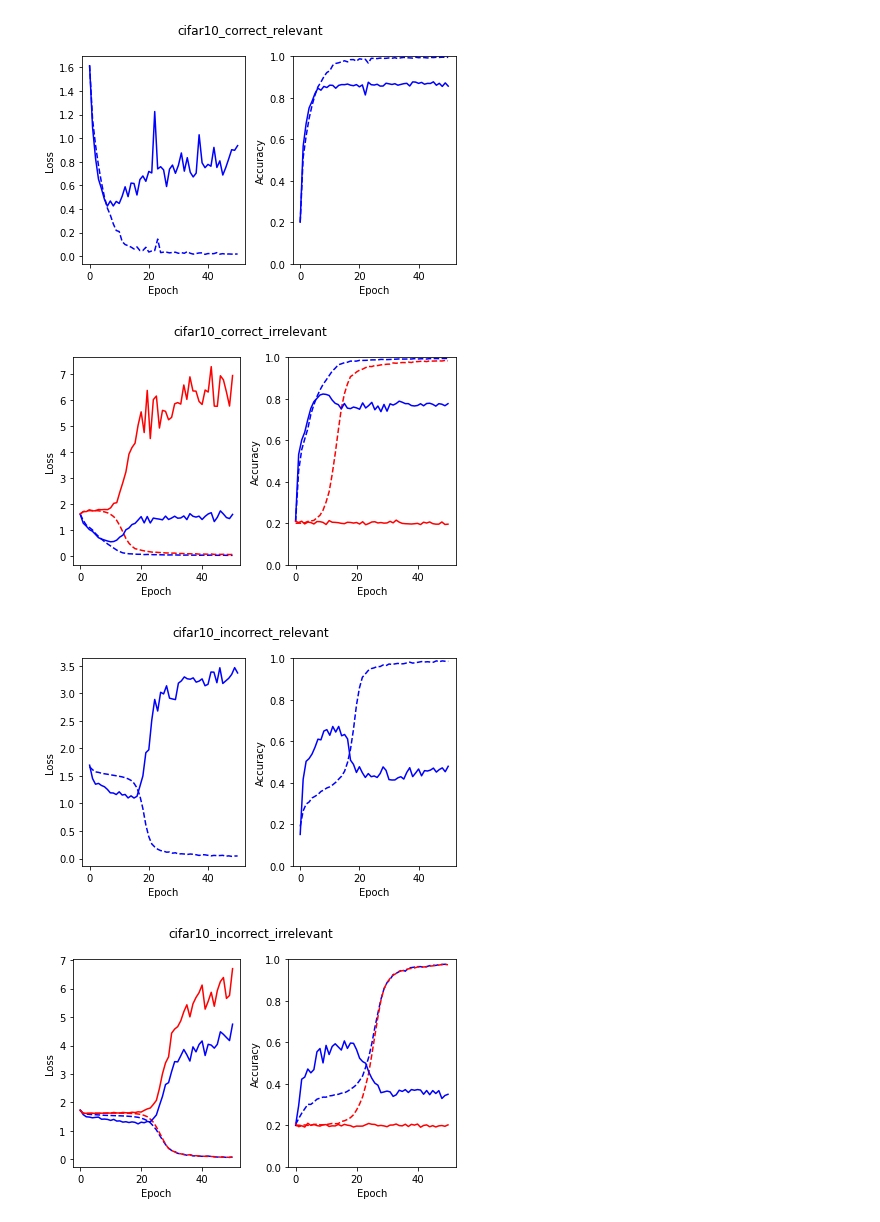
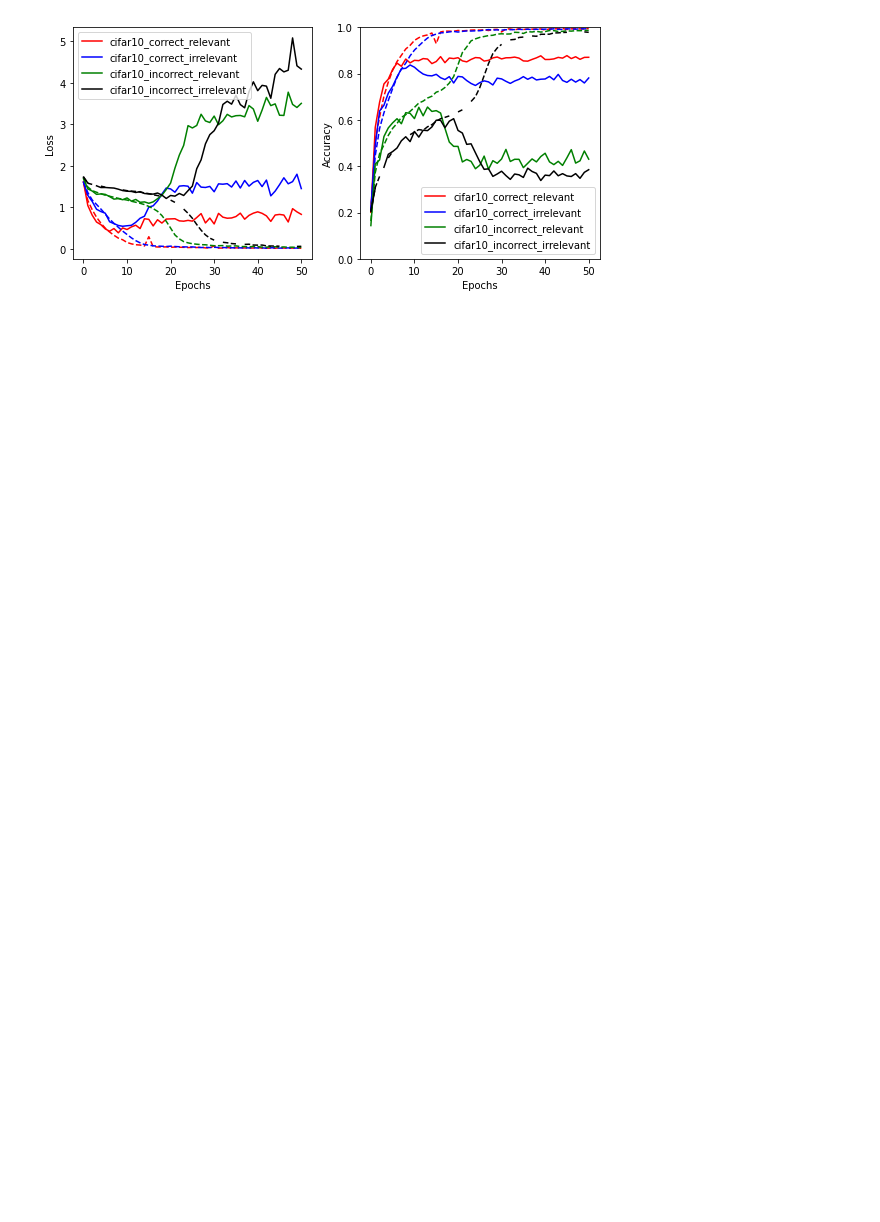
Before and after one commit to jimgammell/ece595ml_project, a Jupyter notebook: trial.ipynb, the cells around one changed output. Drawn from its saved outputs; the diff is of its cells as text; code cells hidden in the pictures; blank space fills up the shorter version.

```diff
--- a/trial.ipynb
+++ b/trial.ipynb
@@ -21,19 +21,35 @@ def plot_results(title, training_results, testing_results):
 # %%
 import os
 import pickle
+from matplotlib import pyplot as plt
+
+colors = ['red', 'blue', 'green', 'black']
+(fig, ax) = plt.subplots(1, 2, figsize=(8, 4))
+ax[0].set_xlabel('Epochs')
+ax[1].set_xlabel('Epochs')
+ax[0].set_ylabel('Loss')
+ax[1].set_ylabel('Accuracy')
+ax[1].set_ylim(0, 1)
 
 directories_to_plot = ['cifar10_correct_relevant',
                        'cifar10_correct_irrelevant',
                        'cifar10_incorrect_relevant',
                        'cifar10_incorrect_irrelevant']
-for directory in directories_to_plot:
+for (directory, color) in zip(directories_to_plot, colors):
     with open(os.path.join('.', 'results', directory, 'training_results.pickle'), 'rb') as F:
         training_results = pickle.load(F)
     with open(os.path.join('.', 'results', directory, 'testing_results.pickle'), 'rb') as F:
         testing_results = pickle.load(F)
-    plot_results(directory, training_results, testing_results)
+    training_loss = training_results['loss_metrics'][0]
+    testing_loss = testing_results['loss_metrics'][0]
+    training_acc = training_results['acc_metrics'][0]
+    testing_acc = testing_results['acc_metrics'][0]
+    ax[0].plot(training_loss, '--', color=color)
+    ax[0].plot(testing_loss, '-', color=color, label=directory)
+    ax[1].plot(training_acc, '--', color=color)
+    ax[1].plot(testing_acc, '-', color=color, label=directory)
+ax[0].legend()
+ax[1].legend()
+plt.tight_layout()
 # %% [output]
-[figure, old version]
+[figure, new version]
-[figure, removed]
-[figure, removed]
-[figure, removed]
```
Also changed, not shown: 10 other files.
